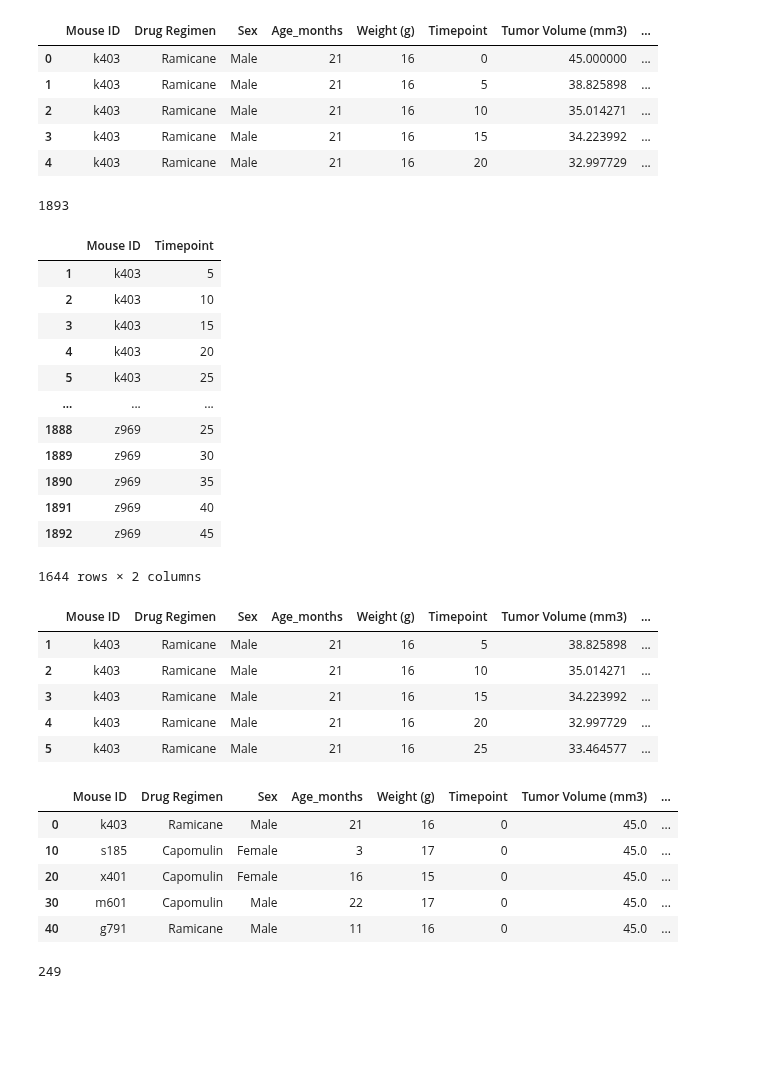
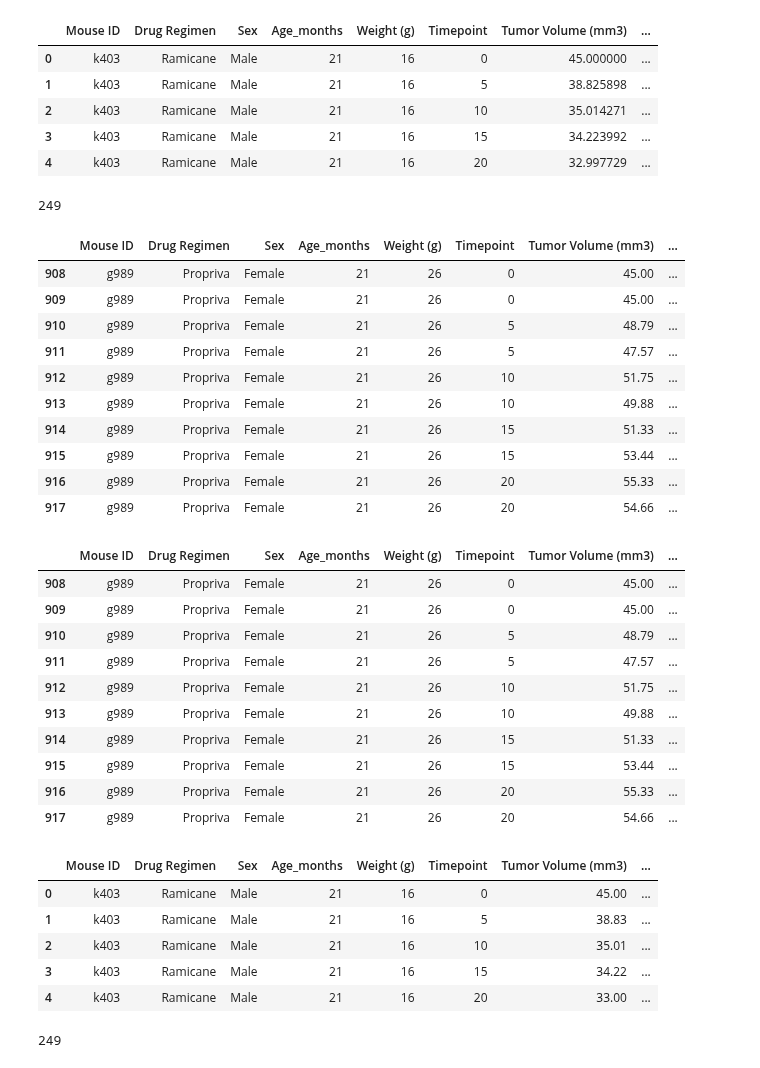
Before and after one commit to olivesun1213/Matplotlib, a Jupyter notebook: Unit 05 - Matplotlib_Homework_Instructions_Pymaceuticals_pymaceuticals_starter.ipynb, the cells around one changed output. Saved outputs shown, nothing was run; the diff lists cells and outputs as text; code cells hidden in the pictures; blank space fills up the shorter version.

```diff
--- a/Unit 05 - Matplotlib_Homework_Instructions_Pymaceuticals_pymaceuticals_starter.ipynb
+++ b/Unit 05 - Matplotlib_Homework_Instructions_Pymaceuticals_pymaceuticals_starter.ipynb
@@ -26,50 +26,53 @@ combined_file.head()
 | 4 | k403 | Ramicane | Male | 21 | 16 | 20 | 32.997729 | ... |
 # %%
 # Checking the number of mice in the DataFrame.
-Number_of_Mice=combined_file["Sex"].count()
+Number_of_Mice=combined_file["Mouse ID"].nunique()
 Number_of_Mice
 # %% [output]
-1893
+249
 # %%
 # Getting the duplicate mice by ID number that shows up for Mouse ID and Timepoint.
-MiceID_TimePoint=combined_file.loc[:, ["Mouse ID", "Timepoint"]]
-DuplicateMouse= MiceID_TimePoint[MiceID_TimePoint.duplicated(["Mouse ID"])]
-DuplicateMouse
+duplicate_mouse = combined_file[combined_file.duplicated(subset=["Mouse ID","Timepoint"], keep=False)]
+duplicate_mouse
 # %% [output]
-|  | Mouse ID | Timepoint |
-| 1 | k403 | 5 |
-| 2 | k403 | 10 |
-| 3 | k403 | 15 |
-| 4 | k403 | 20 |
-| 5 | k403 | 25 |
-| ... | ... | ... |
-| 1888 | z969 | 25 |
-| 1889 | z969 | 30 |
-| 1890 | z969 | 35 |
-| 1891 | z969 | 40 |
-| 1892 | z969 | 45 |
+|  | Mouse ID | Drug Regimen | Sex | Age_months | Weight (g) | Timepoint | Tumor Volume (mm3) | ... |
+| 908 | g989 | Propriva | Female | 21 | 26 | 0 | 45.00 | ... |
+| 909 | g989 | Propriva | Female | 21 | 26 | 0 | 45.00 | ... |
+| 910 | g989 | Propriva | Female | 21 | 26 | 5 | 48.79 | ... |
+| 911 | g989 | Propriva | Female | 21 | 26 | 5 | 47.57 | ... |
+| 912 | g989 | Propriva | Female | 21 | 26 | 10 | 51.75 | ... |
+| 913 | g989 | Propriva | Female | 21 | 26 | 10 | 49.88 | ... |
+| 914 | g989 | Propriva | Female | 21 | 26 | 15 | 51.33 | ... |
+| 915 | g989 | Propriva | Female | 21 | 26 | 15 | 53.44 | ... |
+| 916 | g989 | Propriva | Female | 21 | 26 | 20 | 55.33 | ... |
+| 917 | g989 | Propriva | Female | 21 | 26 | 20 | 54.66 | ... |
-1644 rows × 2 columns
 # %%
 # Optional: Get all the data for the duplicate mouse ID.
-DuplicateMouse1= combined_file[combined_file.duplicated(["Mouse ID"])]
-DuplicateMouse1.head()
+
+duplicate_mouse = combined_file[combined_file.duplicated(subset=["Mouse ID","Timepoint"], keep=False)]
+duplicate_mouse
 # %% [output]
 |  | Mouse ID | Drug Regimen | Sex | Age_months | Weight (g) | Timepoint | Tumor Volume (mm3) | ... |
-| 1 | k403 | Ramicane | Male | 21 | 16 | 5 | 38.825898 | ... |
-| 2 | k403 | Ramicane | Male | 21 | 16 | 10 | 35.014271 | ... |
-| 3 | k403 | Ramicane | Male | 21 | 16 | 15 | 34.223992 | ... |
-| 4 | k403 | Ramicane | Male | 21 | 16 | 20 | 32.997729 | ... |
-| 5 | k403 | Ramicane | Male | 21 | 16 | 25 | 33.464577 | ... |
+| 908 | g989 | Propriva | Female | 21 | 26 | 0 | 45.00 | ... |
+| 909 | g989 | Propriva | Female | 21 | 26 | 0 | 45.00 | ... |
+| 910 | g989 | Propriva | Female | 21 | 26 | 5 | 48.79 | ... |
+| 911 | g989 | Propriva | Female | 21 | 26 | 5 | 47.57 | ... |
+| 912 | g989 | Propriva | Female | 21 | 26 | 10 | 51.75 | ... |
+| 913 | g989 | Propriva | Female | 21 | 26 | 10 | 49.88 | ... |
+| 914 | g989 | Propriva | Female | 21 | 26 | 15 | 51.33 | ... |
+| 915 | g989 | Propriva | Female | 21 | 26 | 15 | 53.44 | ... |
+| 916 | g989 | Propriva | Female | 21 | 26 | 20 | 55.33 | ... |
+| 917 | g989 | Propriva | Female | 21 | 26 | 20 | 54.66 | ... |
 # %%
 # Create a clean DataFrame by dropping the duplicate mouse by its ID.
-newtable = combined_file.drop_duplicates('Mouse ID')
+newtable = combined_file.drop_duplicates(subset=["Mouse ID","Timepoint"], keep=False)
 newtable.head()
 # %% [output]
 |  | Mouse ID | Drug Regimen | Sex | Age_months | Weight (g) | Timepoint | Tumor Volume (mm3) | ... |
-| 0 | k403 | Ramicane | Male | 21 | 16 | 0 | 45.0 | ... |
-| 10 | s185 | Capomulin | Female | 3 | 17 | 0 | 45.0 | ... |
-| 20 | x401 | Capomulin | Female | 16 | 15 | 0 | 45.0 | ... |
-| 30 | m601 | Capomulin | Male | 22 | 17 | 0 | 45.0 | ... |
-| 40 | g791 | Ramicane | Male | 11 | 16 | 0 | 45.0 | ... |
+| 0 | k403 | Ramicane | Male | 21 | 16 | 0 | 45.00 | ... |
+| 1 | k403 | Ramicane | Male | 21 | 16 | 5 | 38.83 | ... |
+| 2 | k403 | Ramicane | Male | 21 | 16 | 10 | 35.01 | ... |
+| 3 | k403 | Ramicane | Male | 21 | 16 | 15 | 34.22 | ... |
+| 4 | k403 | Ramicane | Male | 21 | 16 | 20 | 33.00 | ... |
 # %%
 # Checking the number of mice in the clean DataFrame.
```
Also changed, not shown: parts of 12 cells of this notebook.
